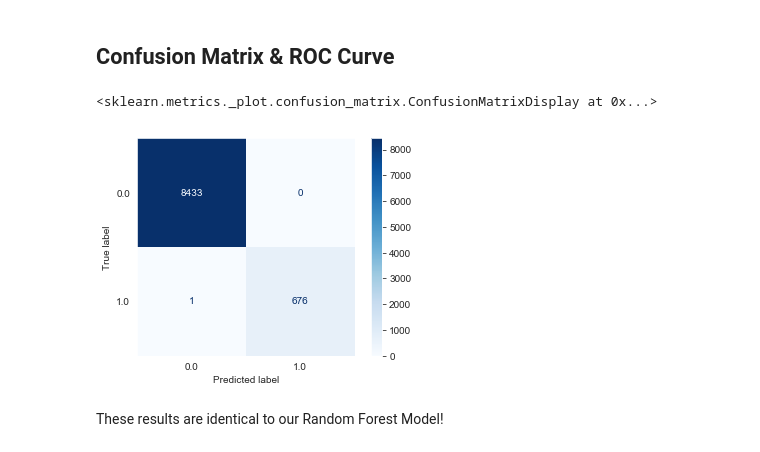
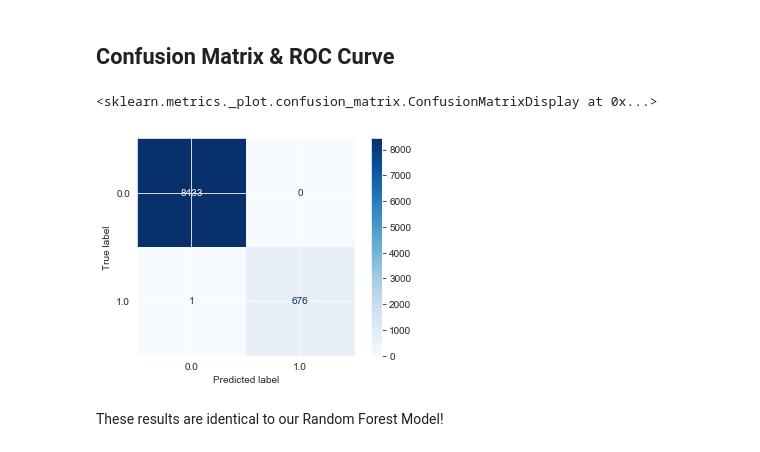
Before and after one commit to bmauss/LogReg_Analysis_of_Terry_Stops, a Jupyter notebook: 3. Modeling.ipynb, the cells around one changed output. Saved outputs shown, nothing was run; the diff lists cells and outputs as text; code cells hidden in the pictures.

```diff
--- a/3. Modeling.ipynb
+++ b/3. Modeling.ipynb
@@ -633,8 +603,6 @@ clf_dt.fit(X_train_scaled, y_train)
 
 
 from sklearn import tree
-sns.set_style('dark')
-
 
 plt.figure(figsize=(12,12), dpi=500, edgecolor='black')
 
@@ -660,7 +628,6 @@ Recall Score: 1.0
 Accuracy Score: 1.0
 F1 Score: 1.0
 # %%
-sns.set_style('dark')
 plot_confusion_matrix(clf_dt, X_test_scaled, y_test, cmap=plt.cm.Blues)
 # %% [output]
 <sklearn.metrics._plot.confusion_matrix.ConfusionMatrixDisplay at 0x...>
@@ -707,7 +673,6 @@ KNN doesn't seem to be a good fit for this data, but let's see what's happening.
 # %% [markdown]
 ## KNN Confusion Matrix and ROC Curve
 # %%
-sns.set_style('dark')
 plot_confusion_matrix(scaled_pipeline_knn, X_test, y_test, cmap=plt.cm.Blues)
 # %% [output]
 <sklearn.metrics._plot.confusion_matrix.ConfusionMatrixDisplay at 0x...>
@@ -777,7 +742,6 @@ plot_roc(scaled_pipeline_knn, X_test, y_test)
 AUC: 0.7810005042790149
 [figure]
 # %%
-sns.set_style('dark')
 plot_confusion_matrix(scaled_pipeline_knn, X_test, y_test, cmap=plt.cm.Blues)
 # %% [output]
 <sklearn.metrics._plot.confusion_matrix.ConfusionMatrixDisplay at 0x...>
@@ -863,11 +827,10 @@ Much like the Decision Tree, this model only focused on the Stop Resolution.  Th
 # %% [markdown]
 ## Confusion Matrix & ROC Curve
 # %%
-sns.set_style('dark')
 plot_confusion_matrix(clf_xgb, X_test_scaled, y_test, cmap=plt.cm.Blues)
 # %% [output]
 <sklearn.metrics._plot.confusion_matrix.ConfusionMatrixDisplay at 0x...>
-[figure, old version]
+[figure, new version]
 # %% [markdown]
 These results are identical to our Random Forest Model!
 # %%
```
Also changed, not shown: parts of 14 cells of this notebook, 4 other files.
